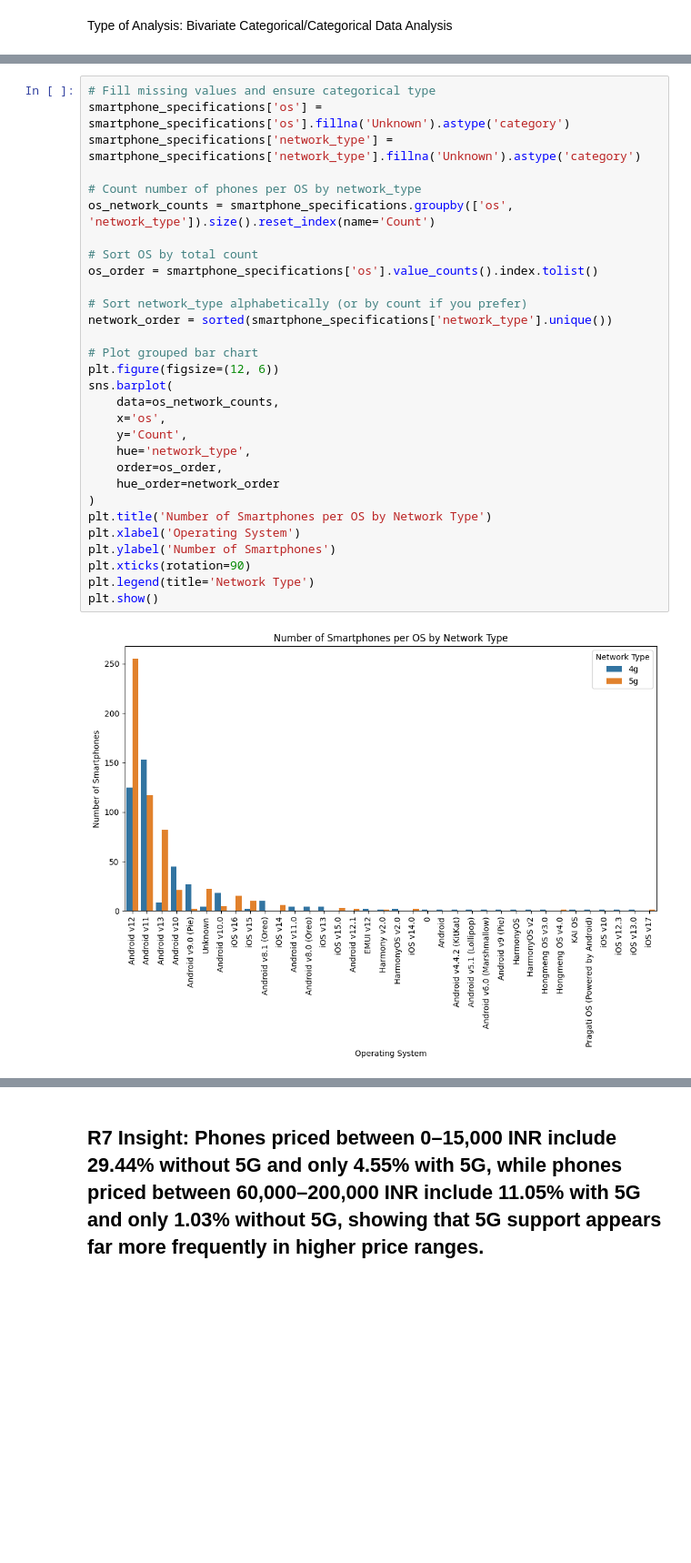
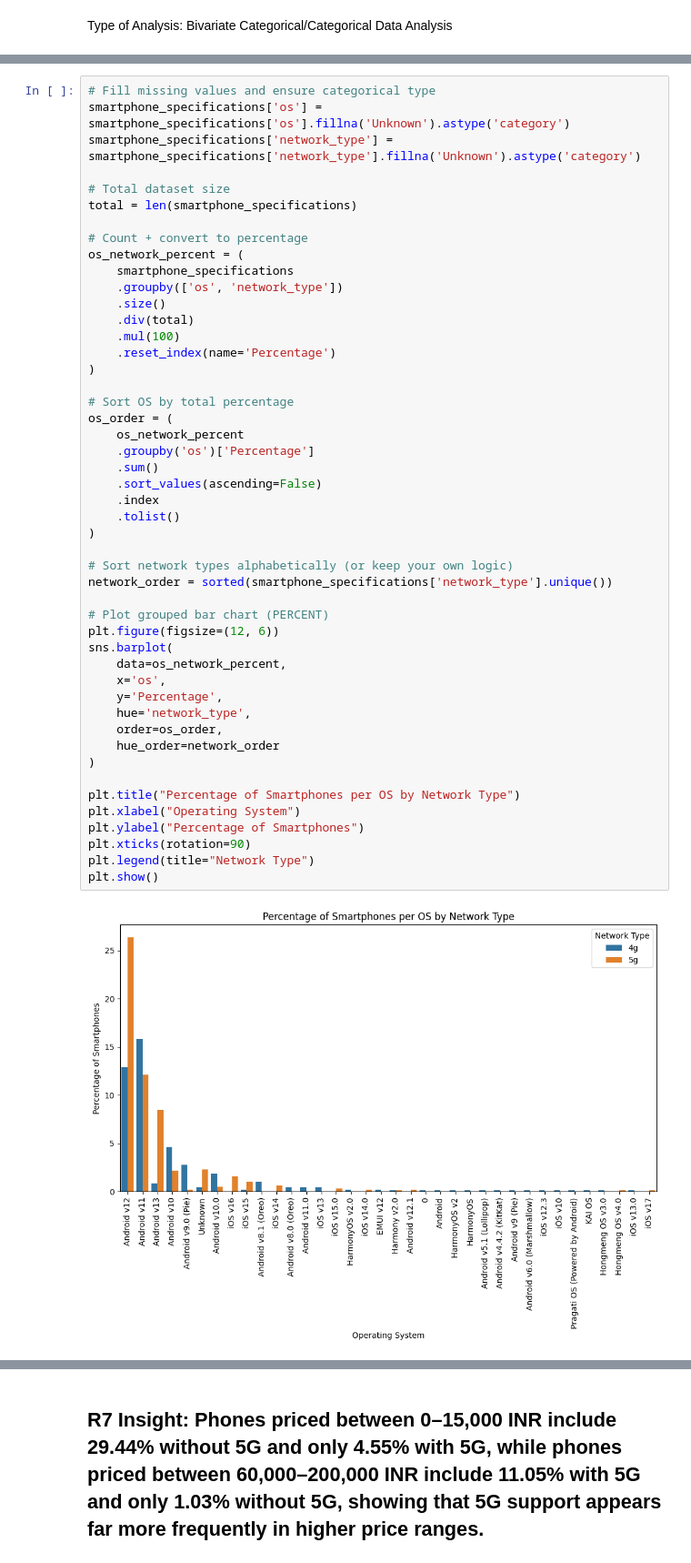
Before and after one commit to michaelmassaad02/CSI4142_Assignment1, a Jupyter notebook: CSI4142-Assignment1.ipynb, the cells around one changed output, grey strips where cells are left out. Shown at 91% size. Cells and saved outputs as stored; diff of their text form; blank space fills up the shorter version.

```diff
--- a/CSI4142-Assignment1.ipynb
+++ b/CSI4142-Assignment1.ipynb
@@ -640,32 +640,50 @@ Type of Analysis: Bivariate Categorical/Categorical Data Analysis
 # %%
 # Fill missing values and ensure categorical type
 smartphone_specifications['os'] = smartphone_specifications['os'].fillna('Unknown').astype('category')
 smartphone_specifications['network_type'] = smartphone_specifications['network_type'].fillna('Unknown').astype('category')
 
-# Count number of phones per OS by network_type
-os_network_counts = smartphone_specifications.groupby(['os', 'network_type']).size().reset_index(name='Count')
+# Total dataset size
+total = len(smartphone_specifications)
 
-# Sort OS by total count
-os_order = smartphone_specifications['os'].value_counts().index.tolist()
+# Count + convert to percentage
+os_network_percent = (
+    smartphone_specifications
+    .groupby(['os', 'network_type'])
+    .size()
+    .div(total)
+    .mul(100)
+    .reset_index(name='Percentage')
+)
 
-# Sort network_type alphabetically (or by count if you prefer)
+# Sort OS by total percentage
+os_order = (
+    os_network_percent
+    .groupby('os')['Percentage']
+    .sum()
+    .sort_values(ascending=False)
+    .index
+    .tolist()
+)
+
+# Sort network types alphabetically (or keep your own logic)
 network_order = sorted(smartphone_specifications['network_type'].unique())
 
-# Plot grouped bar chart
+# Plot grouped bar chart (PERCENT)
 plt.figure(figsize=(12, 6))
 sns.barplot(
-    data=os_network_counts,
+    data=os_network_percent,
     x='os',
-    y='Count',
+    y='Percentage',
     hue='network_type',
     order=os_order,
     hue_order=network_order
 )
-plt.title('Number of Smartphones per OS by Network Type')
-plt.xlabel('Operating System')
-plt.ylabel('Number of Smartphones')
+
+plt.title("Percentage of Smartphones per OS by Network Type")
+plt.xlabel("Operating System")
+plt.ylabel("Percentage of Smartphones")
 plt.xticks(rotation=90)
-plt.legend(title='Network Type')
+plt.legend(title="Network Type")
 plt.show()
 # %% [output]
-[figure, old version]
+[figure, new version]
```
Also changed, not shown: parts of 8 cells of this notebook.
